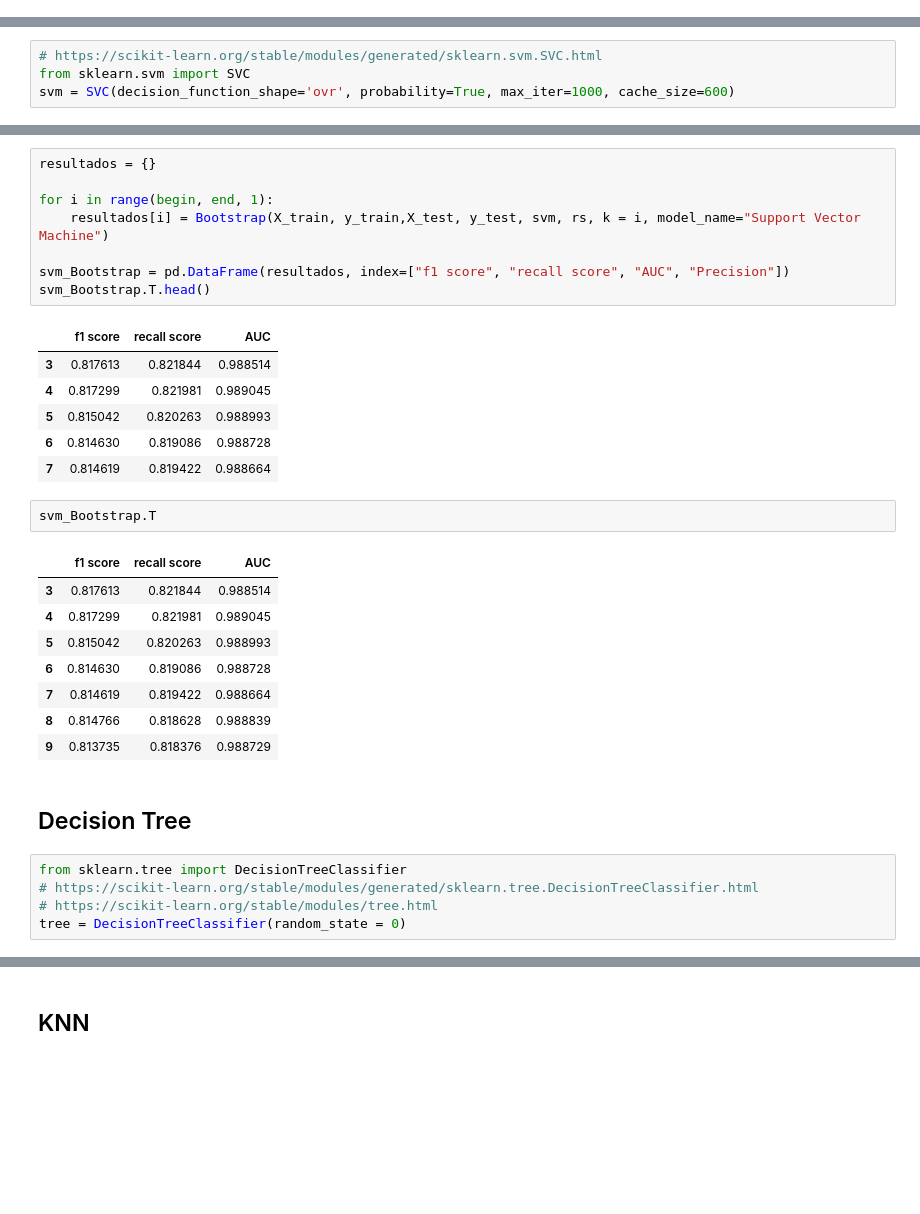
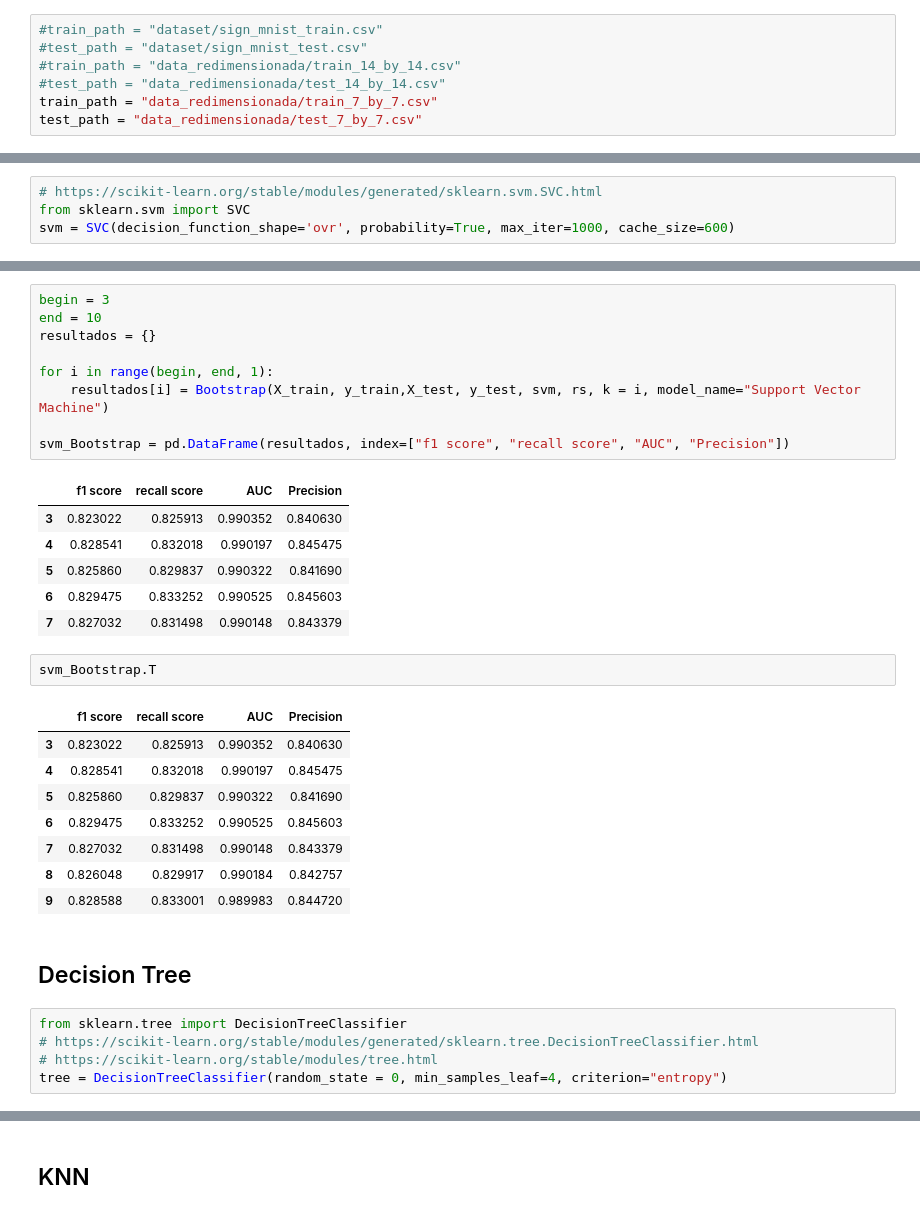
Before and after one commit to Andres20-Utec/Proyecto-2-AI, a Jupyter notebook: proyecto.ipynb, the cells around one changed output, grey strips where cells are left out. Drawn from its saved outputs; the diff is of its cells as text; blank space fills up the shorter version.

```diff
--- a/proyecto.ipynb
+++ b/proyecto.ipynb
@@ -114,3 +111,10 @@ test_path = "dataset/sign_mnist_test.csv"
+# %%
+#train_path = "dataset/sign_mnist_train.csv"
+#test_path = "dataset/sign_mnist_test.csv"
+#train_path = "data_redimensionada/train_14_by_14.csv"
+#test_path = "data_redimensionada/test_14_by_14.csv"
+train_path = "data_redimensionada/train_7_by_7.csv"
+test_path = "data_redimensionada/test_7_by_7.csv"
 # %%
 df_train = pd.read_csv(train_path)
 df_test = pd.read_csv(test_path)
@@ -159,35 +170,36 @@ svm_kFold.T
 # %%
+begin = 3
+end = 10
 resultados = {}
 
 for i in range(begin, end, 1):
     resultados[i] = Bootstrap(X_train, y_train,X_test, y_test, svm, rs, k = i, model_name="Support Vector Machine")
 
 svm_Bootstrap = pd.DataFrame(resultados, index=["f1 score", "recall score", "AUC", "Precision"])
-svm_Bootstrap.T.head()
 # %% [output]
-|  | f1 score | recall score | AUC |
-| 3 | 0.817613 | 0.821844 | 0.988514 |
-| 4 | 0.817299 | 0.821981 | 0.989045 |
-| 5 | 0.815042 | 0.820263 | 0.988993 |
-| 6 | 0.814630 | 0.819086 | 0.988728 |
-| 7 | 0.814619 | 0.819422 | 0.988664 |
+|  | f1 score | recall score | AUC | Precision |
+| 3 | 0.823022 | 0.825913 | 0.990352 | 0.840630 |
+| 4 | 0.828541 | 0.832018 | 0.990197 | 0.845475 |
+| 5 | 0.825860 | 0.829837 | 0.990322 | 0.841690 |
+| 6 | 0.829475 | 0.833252 | 0.990525 | 0.845603 |
+| 7 | 0.827032 | 0.831498 | 0.990148 | 0.843379 |
 # %%
 svm_Bootstrap.T
 # %% [output]
-|  | f1 score | recall score | AUC |
-| 3 | 0.817613 | 0.821844 | 0.988514 |
-| 4 | 0.817299 | 0.821981 | 0.989045 |
-| 5 | 0.815042 | 0.820263 | 0.988993 |
-| 6 | 0.814630 | 0.819086 | 0.988728 |
-| 7 | 0.814619 | 0.819422 | 0.988664 |
-| 8 | 0.814766 | 0.818628 | 0.988839 |
-| 9 | 0.813735 | 0.818376 | 0.988729 |
+|  | f1 score | recall score | AUC | Precision |
+| 3 | 0.823022 | 0.825913 | 0.990352 | 0.840630 |
+| 4 | 0.828541 | 0.832018 | 0.990197 | 0.845475 |
+| 5 | 0.825860 | 0.829837 | 0.990322 | 0.841690 |
+| 6 | 0.829475 | 0.833252 | 0.990525 | 0.845603 |
+| 7 | 0.827032 | 0.831498 | 0.990148 | 0.843379 |
+| 8 | 0.826048 | 0.829917 | 0.990184 | 0.842757 |
+| 9 | 0.828588 | 0.833001 | 0.989983 | 0.844720 |
 # %% [markdown]
 ## Decision Tree
 # %%
 from sklearn.tree import DecisionTreeClassifier
 # https://scikit-learn.org/stable/modules/generated/sklearn.tree.DecisionTreeClassifier.html
 # https://scikit-learn.org/stable/modules/tree.html
-tree = DecisionTreeClassifier(random_state = 0)
+tree = DecisionTreeClassifier(random_state = 0, min_samples_leaf=4, criterion="entropy")
 # %%
 begin = 3
```
Also changed, not shown: parts of 13 cells of this notebook, 5 other files.
